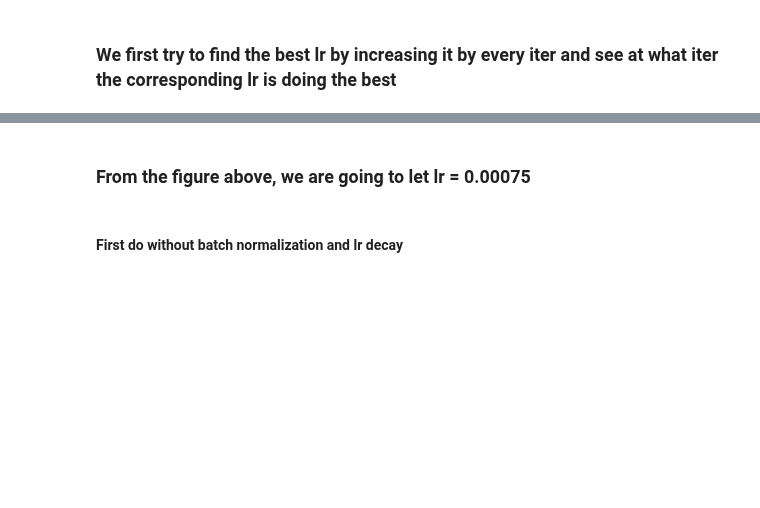
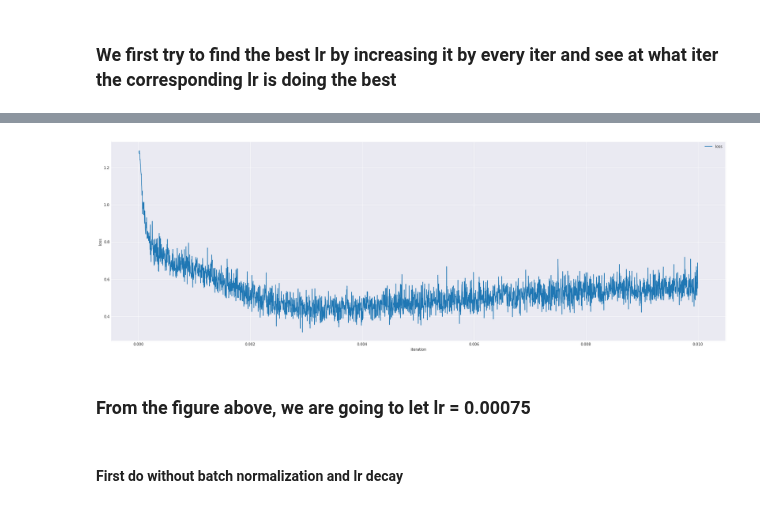
Before and after one commit to zhiaozhou/DL_Project_CapsNet, a Jupyter notebook: DL_Project_CapsNet.ipynb, the cells around one changed output, grey strips where cells are left out. Drawn from its saved outputs; the diff is of its cells as text; code cells hidden in the pictures; blank space fills up the shorter version.

Commit message:
upload  demo image

```diff
--- a/DL_Project_CapsNet.ipynb
+++ b/DL_Project_CapsNet.ipynb
@@ -450,6 +464,12 @@ for X, Y in train_iter:
 # %%
 plt.figure(figsize=(30,10))
-plt.plot(lr_list,loss_list);
+plt.plot(lr_list,loss_list,label='loss');
+plt.xlabel('iteration')
+plt.ylabel('loss')
+plt.legend()
+plt.show()
+# %% [output]
+[figure, added]
 # %% [markdown]
 ### From the figure above, we are going to let lr = 0.00075
 # %% [markdown]
```
Also changed, not shown: parts of 2 cells of this notebook, 1 other file.
